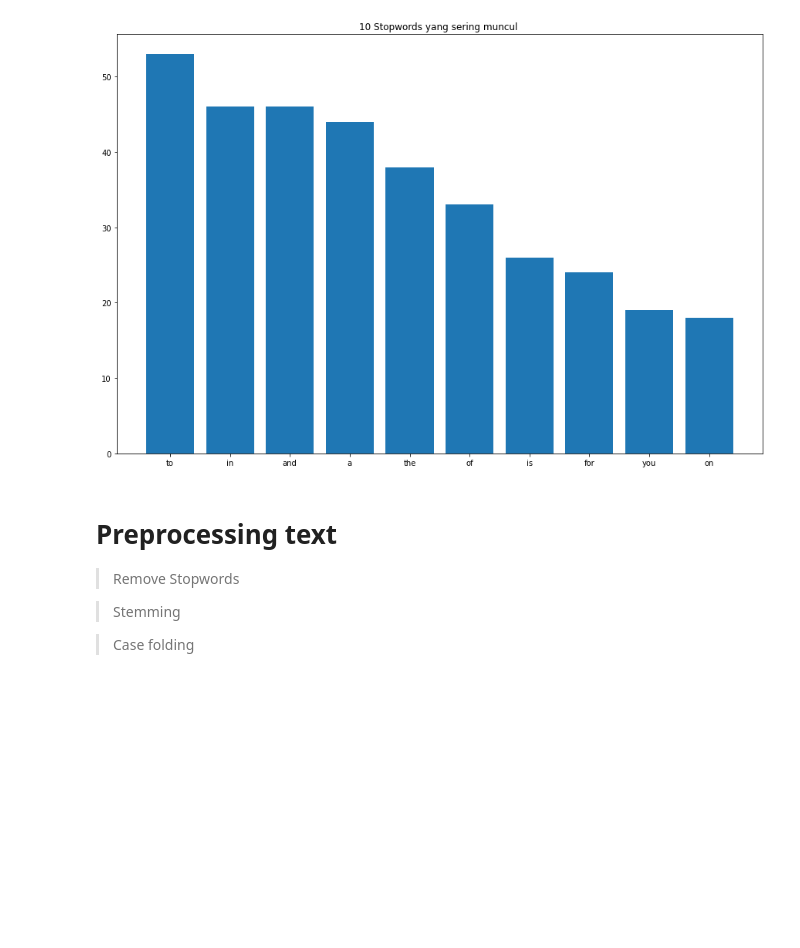
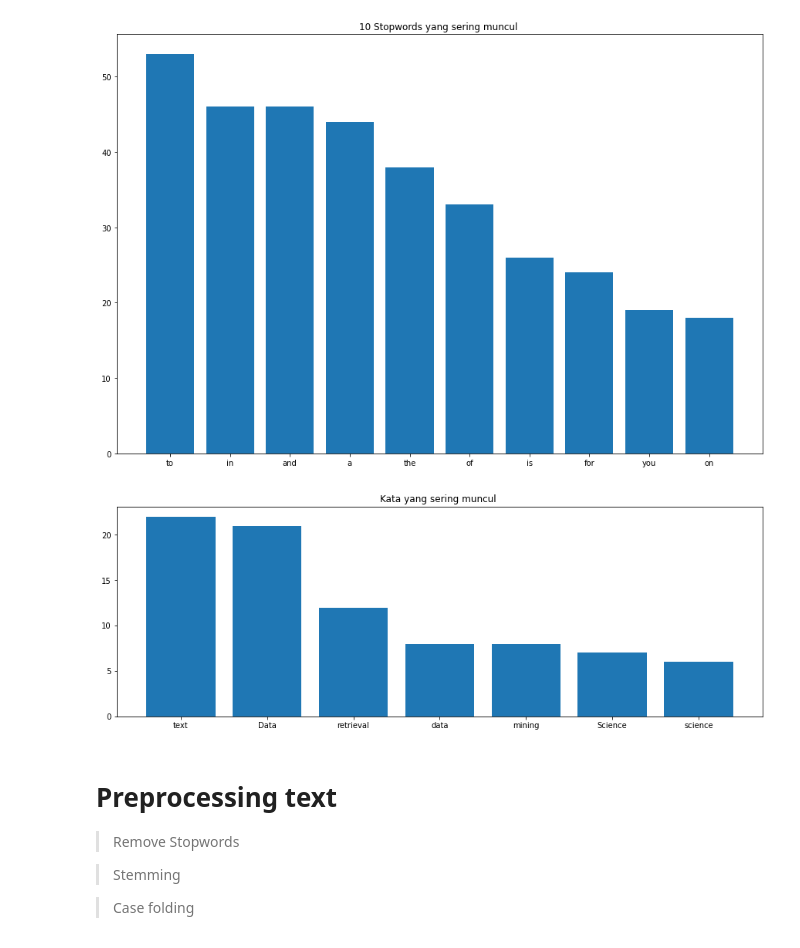
Before and after one commit to ackermanjayjay/tugas-tki, a Jupyter notebook: code/Tugas.ipynb, the cells around one changed output. Saved outputs shown, nothing was run; the diff lists cells and outputs as text; code cells hidden in the pictures; blank space fills up the shorter version.

```diff
--- a/code/Tugas.ipynb
+++ b/code/Tugas.ipynb
@@ -167,6 +167,29 @@ def plot_top_stopwords_barchart(text):
 plot_top_stopwords_barchart(df_["full_text"])
 # %% [output]
 [figure]
+# %%
+korpus_kata=["Data","text","data","mining","retrieval","Science","science"]
+import matplotlib.pyplot as plt
+#code from https://app.neptune.ai/neptune-ai/eda-nlp-tools/n/1-3-top-stopwords-barchart-b953763c-3fea-4331-bff0-429411793e5f/5c0fca05-ba07-4564-a02e-c44b08bfb8cb
+def plot_words_barchart(text):
+    stop=korpus_kata
+    new= text.str.split()
+    new=new.values.tolist()
+    corpus=[word for i in new for word in i]
+    from collections import defaultdict
+    dic=defaultdict(int)
+    for word in corpus:
+        if word in stop:
+            dic[word]+=1
+    top=sorted(dic.items(), key=lambda x:x[1],reverse=True)[:10]
+    x,y=zip(*top)
+    plt.figure(figsize=(15,5))
+    plt.bar(x,y)
+    plt.title("Kata yang sering muncul ")
+# %%
+plot_words_barchart(df_["full_text"])
+# %% [output]
+[figure, added]
 # %% [markdown]
 # Preprocessing text
 > Remove Stopwords
```
Also changed, not shown: parts of 1 cell of this notebook.
